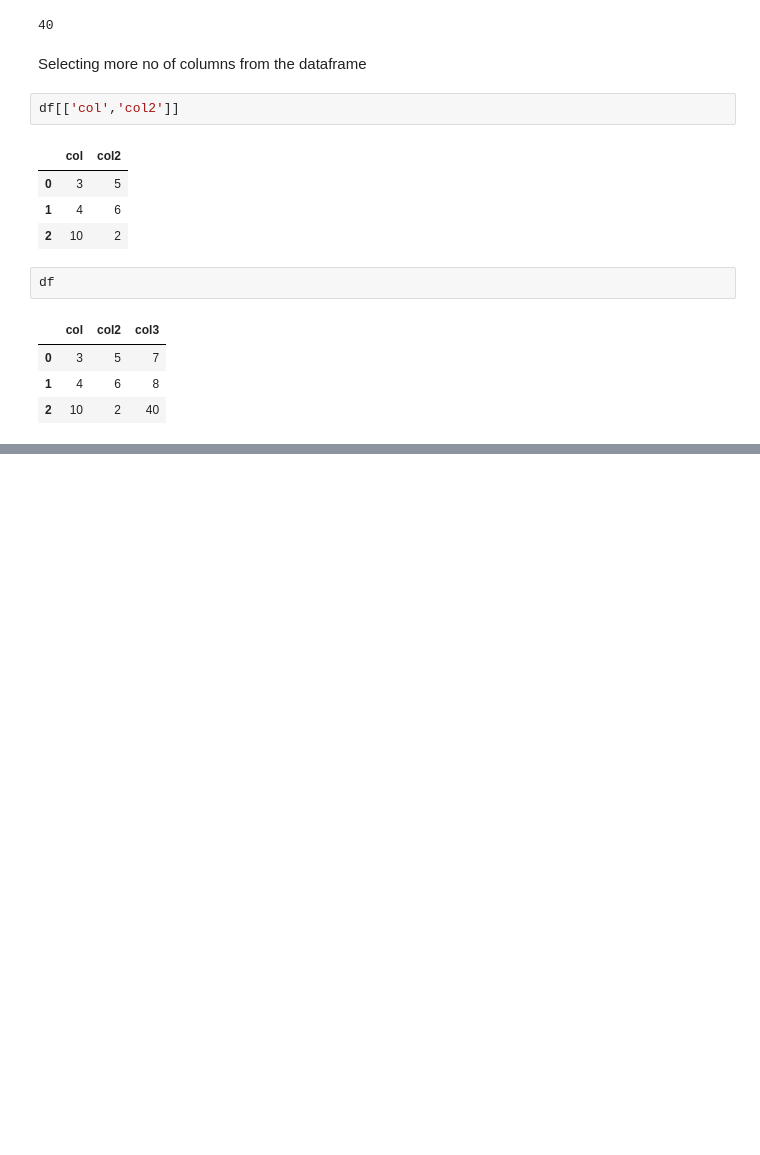
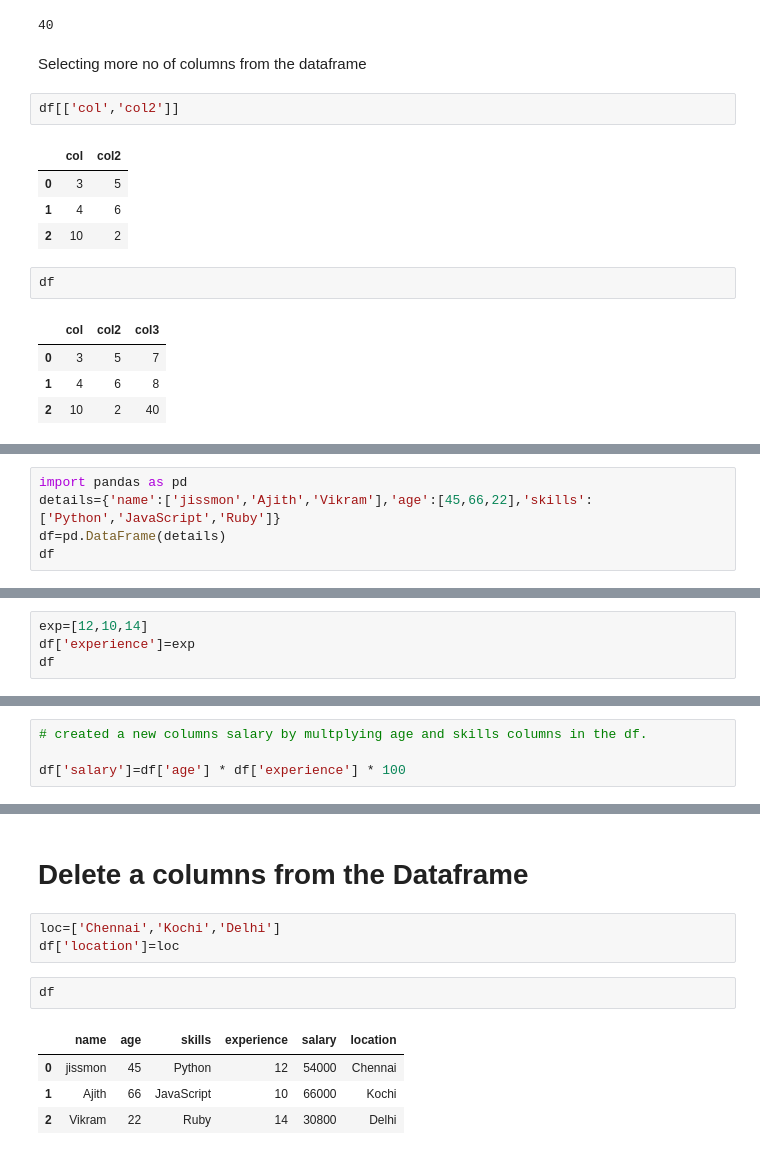
Before and after one commit to jisshub/ML-Bootcamp, a Jupyter notebook: pandas_basics.ipynb, the cells around one changed output, grey strips where cells are left out. Saved outputs shown, nothing was run; the diff lists cells and outputs as text; blank space fills up the shorter version.

```diff
--- a/pandas_basics.ipynb
+++ b/pandas_basics.ipynb
@@ -189,3 +186,8 @@ df
 | 0 | 3 | 5 | 7 | 21 |
 | 1 | 4 | 6 | 8 | 32 |
 | 2 | 10 | 2 | 40 | 400 |
+# %%
+import pandas as pd
+details={'name':['jissmon','Ajith','Vikram'],'age':[45,66,22],'skills':['Python','JavaScript','Ruby']}
+df=pd.DataFrame(details)
+df
@@ -191,0 +201,4 @@ df
+# %%
+exp=[12,10,14]
+df['experience']=exp
+df
@@ -191,0 +218,4 @@ df
+# %%
+# created a new columns salary by multplying age and skills columns in the df.
+
+df['salary']=df['age'] * df['experience'] * 100
@@ -191,0 +229,12 @@ df
+# %% [markdown]
+# Delete a columns from the Dataframe
+# %%
+loc=['Chennai','Kochi','Delhi']
+df['location']=loc
+# %%
+df
+# %% [output]
+|  | name | age | skills | experience | salary | location |
+| 0 | jissmon | 45 | Python | 12 | 54000 | Chennai |
+| 1 | Ajith | 66 | JavaScript | 10 | 66000 | Kochi |
+| 2 | Vikram | 22 | Ruby | 14 | 30800 | Delhi |
```
Also changed, not shown: parts of 25 cells of this notebook.
